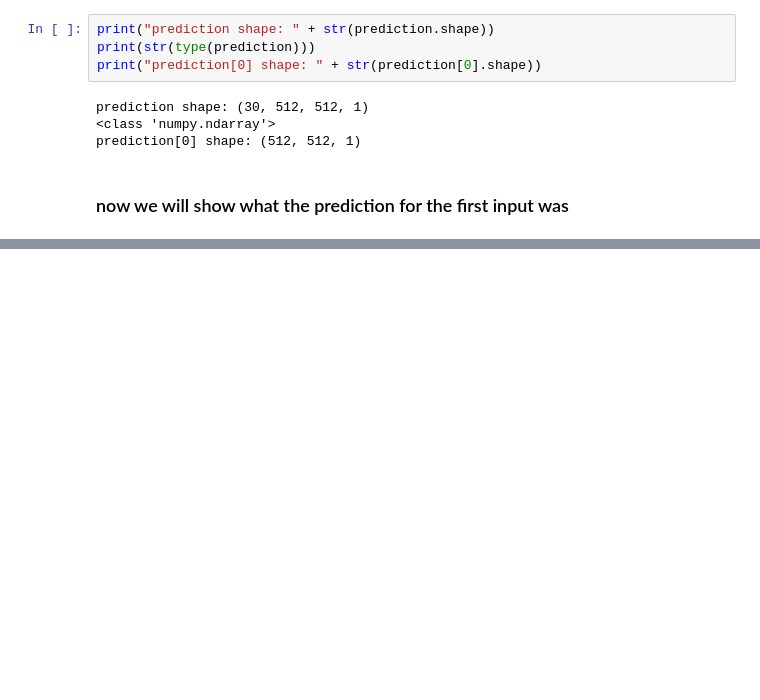
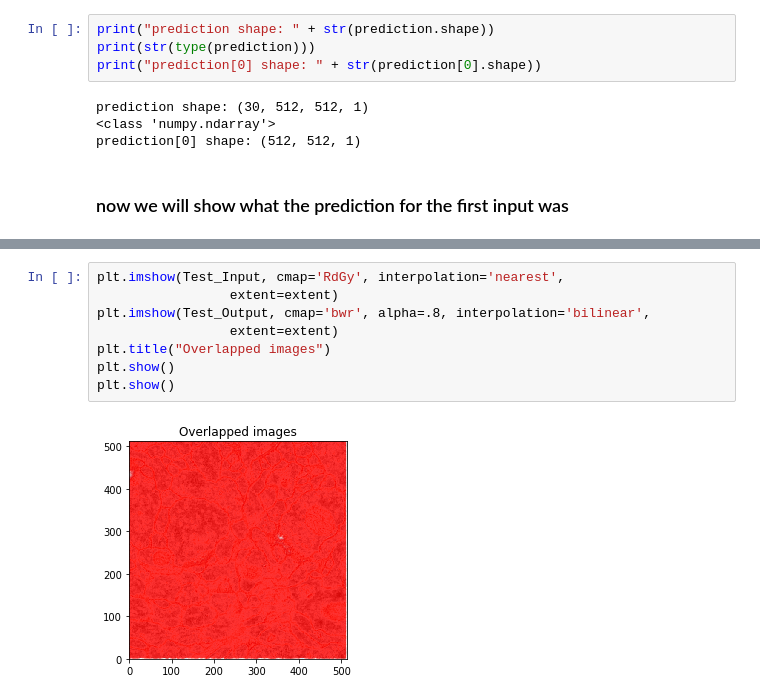
Before and after one commit to Kamalduni/Unet, a Jupyter notebook: U-net Cell segment.ipynb, the cells around one changed output, grey strips where cells are left out. Cells and saved outputs as stored; diff of their text form; blank space fills up the shorter version.

```diff
--- a/U-net Cell segment.ipynb
+++ b/U-net Cell segment.ipynb
@@ -248,0 +297,10 @@ plt.show()
+# %%
+plt.imshow(Test_Input, cmap='RdGy', interpolation='nearest',
+                 extent=extent)
+plt.imshow(Test_Output, cmap='bwr', alpha=.8, interpolation='bilinear',
+                 extent=extent)
+plt.title("Overlapped images")
+plt.show()
+plt.show()
+# %% [output]
+[figure, added]
```
Also changed, not shown: parts of 12 cells of this notebook.
